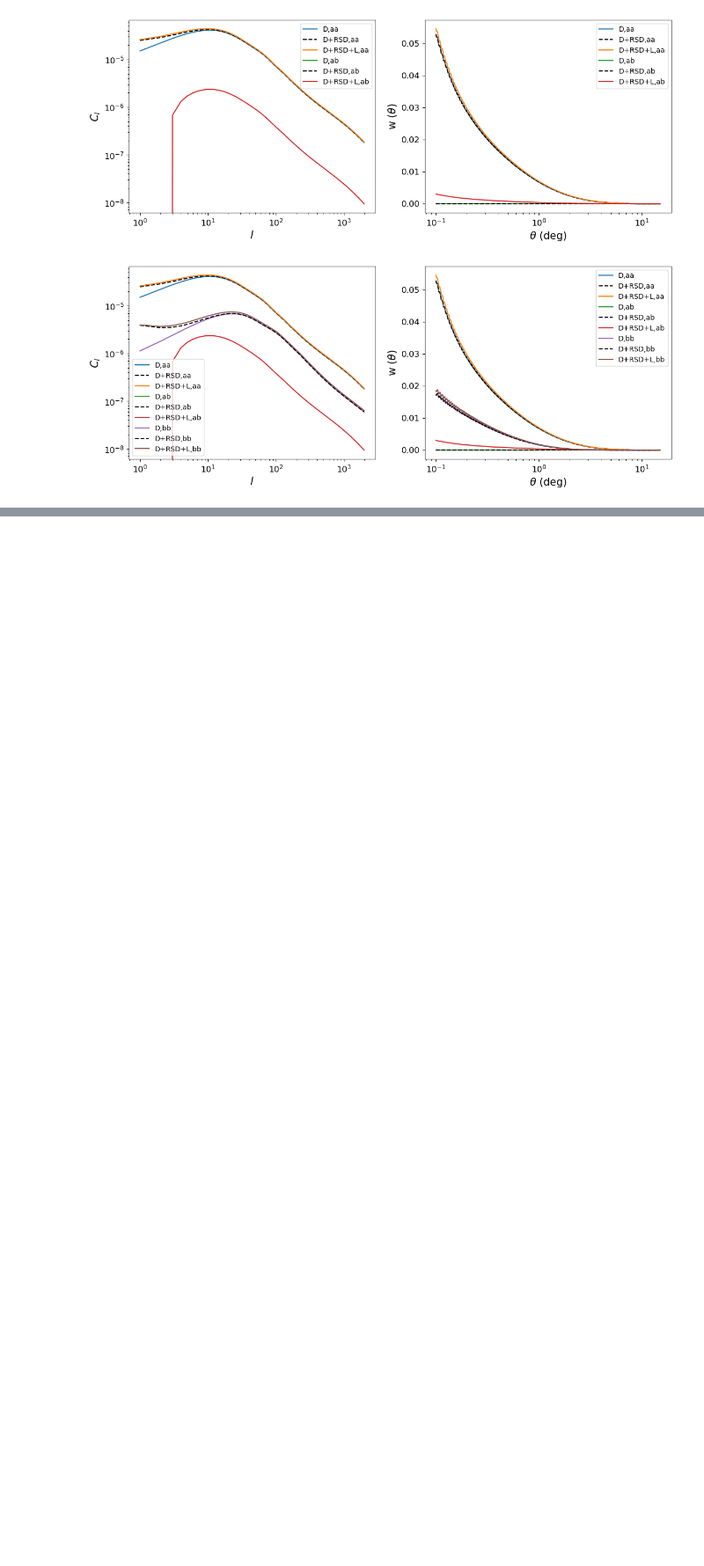
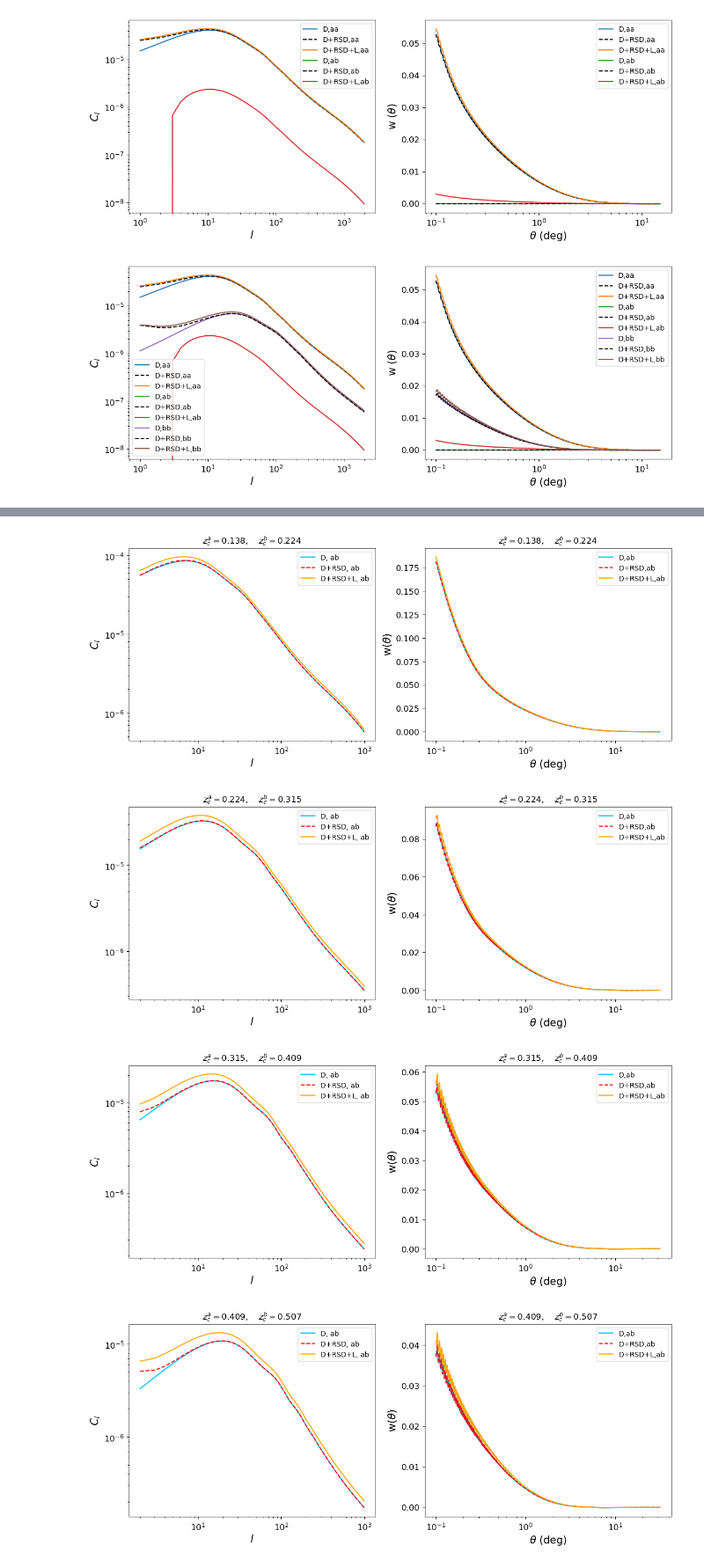
Before and after one commit to GreenTS27/Astrophysics, a Jupyter notebook: PEEC - Lensing estimation.ipynb, the cells around one changed output, grey strips where cells are left out. Shown at 88% size. Saved outputs shown, nothing was run; the diff lists cells and outputs as text; code cells hidden in the pictures; blank space fills up the shorter version.

```diff
--- a/PEEC - Lensing estimation.ipynb
+++ b/PEEC - Lensing estimation.ipynb
@@ -713,7 +354,0 @@ Wall time: 771 ms
-# %%
-index_line_a = 5
-index_line_b = 6
-
-Tracers_GD = Create_Tracers(cosmo, all_zs_GD, all_zs_GD, all_dNdzs_GD[index_line_a], all_dNdzs_GD[index_line_b], Npts)
-C_ls_GD = C_ells(cosmo, Tracers_GD, ells)
-ws_GD = Ang_Corr(cosmo, ells, C_ls_GD, thetas )
@@ -809,0 +462,41 @@ Wall time: 1min 3s
+# %%
+%%time
+ells2 = np.arange(2, Npts)
+thetas2 = np.logspace(-1, 1.5, Npts)
+
+for i in range( len(arr_z_c2)-1 ):
+    index_line_a = i
+    index_line_b = i+1
+    Tracers_GD2 = Create_Tracers(cosmo, all_zs_GD2, all_zs_GD2, all_dNdzs_GD2[index_line_a], all_dNdzs_GD2[index_line_b], Npts)
+    C_ls_GD2    = C_ells(cosmo, Tracers_GD2, ells2)
+    ws_GD2      = Ang_Corr(cosmo, ells2, C_ls_GD2, thetas2)
+
+    fig, axis = plt.subplots(ncols=2,nrows=1,figsize=(14,5))
+    axis[0].plot(ells2, C_ls_GD2["D_ab"],           c="deepskyblue", label="D, ab")
+    axis[0].plot(ells2, C_ls_GD2["D_RSD_ab"], "--", c="red",         label="D+RSD, ab")
+    axis[0].plot(ells2, C_ls_GD2["D_RSD_L_ab"],     c="orange",      label="D+RSD+L, ab")
+    axis[0].set_xscale('log')
+    axis[0].set_yscale('log')
+    axis[0].set_xlabel('$l$',fontsize=15)
+    axis[0].set_ylabel('$C_l$',fontsize=15)
+    axis[0].tick_params(axis='x', labelsize=12)
+    axis[0].tick_params(axis='y', labelsize=12)
+    axis[0].legend()
+    axis[0].set_title(Fr"$z_c^a ={arr_z_c2[index_line_a] :.3f}$, $\quad z_c^b ={arr_z_c2[index_line_b] :.3f} $")
+
+    axis[1].plot(thetas2, ws_GD2["D_aa"],          c="deepskyblue", label='D,ab')
+    axis[1].plot(thetas2, ws_GD2["D_RSD_aa"],"--", c="red",         label='D+RSD,ab')
+    axis[1].plot(thetas2, ws_GD2["D_RSD_L_aa"],    c="orange",      label='D+RSD+L,ab')
+    axis[1].set_xscale('log')
+    axis[1].set_xlabel(r'$\theta$ (deg)',fontsize=15)
+    axis[1].set_ylabel(r'w$(\theta)$',fontsize=15)
+    axis[1].tick_params(axis='x', labelsize=12)
+    axis[1].tick_params(axis='y', labelsize=12)
+    axis[1].legend()
+    axis[1].set_title(Fr"$z_c^a ={arr_z_c2[index_line_a] :.3f}$, $\quad z_c^b ={arr_z_c2[index_line_b] :.3f} $")
+    plt.show()
+# %% [output]
+[figure, added]
+[figure, added]
+[figure, added]
+[figure, added]
```
Also changed, not shown: parts of 36 cells of this notebook.
